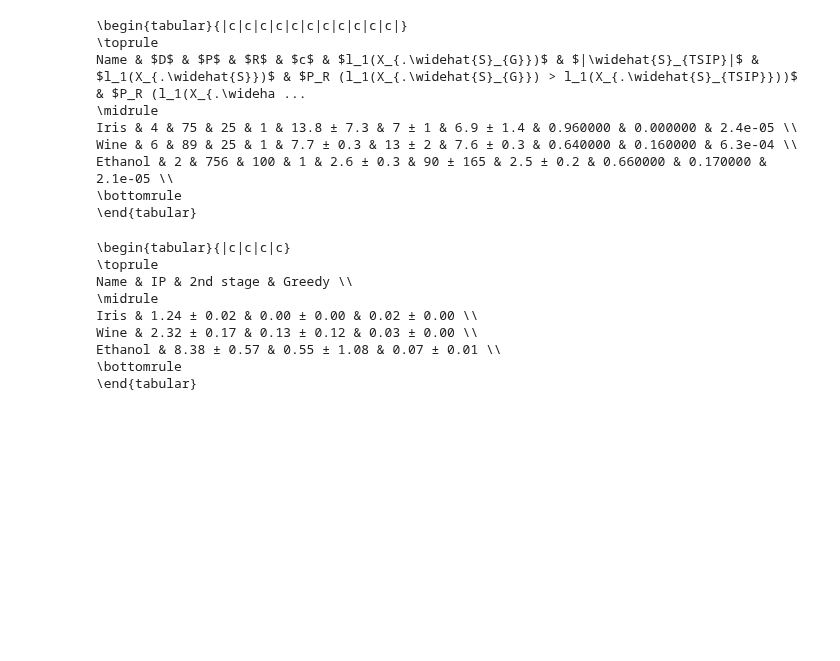
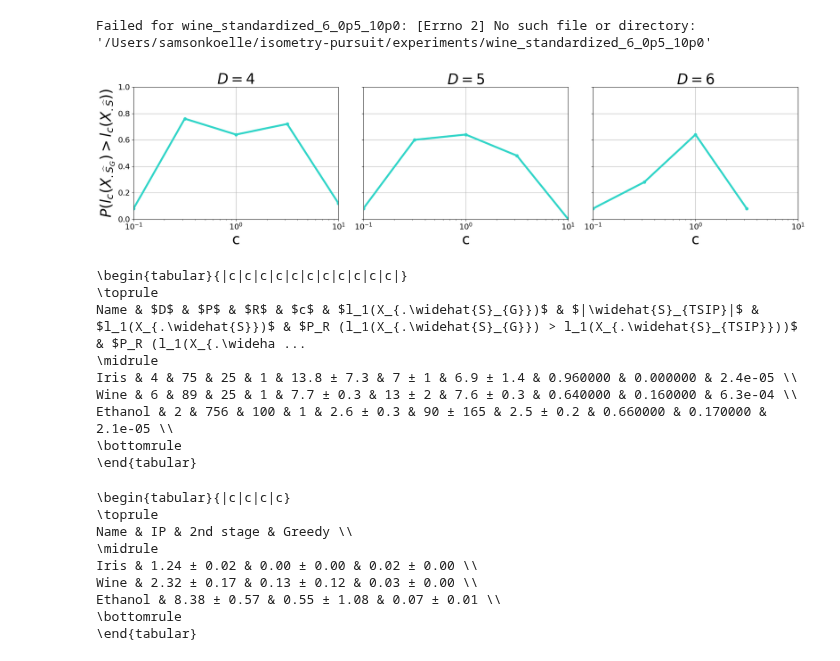
Before and after one commit to sjkoelle/isometry-pursuit, a Jupyter notebook: experiments/Figure2.ipynb, the cells around one changed output. Saved outputs shown, nothing was run; the diff lists cells and outputs as text; code cells hidden in the pictures; blank space fills up the shorter version.

```diff
--- a/experiments/Figure2.ipynb
+++ b/experiments/Figure2.ipynb
@@ -10,3 +7,80 @@ The autoreload extension is already loaded. To reload it, use:
+# %%
+import pandas as pd
+import numpy as np
+import matplotlib.pyplot as plt
+import os
+
+# Settings
+powers = np.logspace(-1, 1, 5)
+frac = 0.5
+D_wines = [4, 5, 6]
+name = "wine_standardized"
+base_path = "/Users/samsonkoelle/isometry-pursuit/experiments"
+
+# Colors
+turquoise = "#30D5C8"
+pink = "#FF69B4"
+
+# Global font size settings
+plt.rcParams.update({
+    'font.size': 18,
+    'axes.titlesize': 20,
+    'axes.labelsize': 20,
+    'xtick.labelsize': 16,
+    'ytick.labelsize': 16,
+    'legend.fontsize': 16,
+    'figure.titlesize': 24
+})
+
+# Initialize figure
+fig, axes = plt.subplots(1, len(D_wines), figsize=(7 * len(D_wines), 6), sharey=True)
+
+for i, D in enumerate(D_wines):
+    proportions = []
+    ax = axes[i]
+
+    for power in powers:
+        power_str = str(power).replace(".", "p")
+        frac_str = str(frac).replace(".", "p")
+        filename = f"{name}_{D}_{frac_str}_{power_str}"
+        filepath = os.path.join(base_path, filename)
+
+        try:
+            df = pd.read_csv(filepath)
+            losses_1 = df['Losses'].values
+            losses_2 = df['Two-Stage Losses'].values
+
+            proportion_blue_greater = np.mean(losses_1 > losses_2)
+            proportions.append(proportion_blue_greater)
+
+        except Exception as e:
+            print(f"Failed for {filename}: {e}")
+            continue
+
+    ax.plot(
+        powers[:len(proportions)],
+        proportions,
+        marker='o',
+        color=turquoise,
+        linewidth=4
+    )
+    ax.set_xscale("log")
+    ax.set_ylim(0, 1)
+    ax.set_xlim(0.1, 10)
+    ax.set_title(f"$D = {D}$", fontsize = 30)
+    ax.set_xlabel("c", fontsize = 30)
+    if i == 0:
+        ax.set_ylabel("$P(l_c(X_{.\\widehat{{S}}_G}) > l_c(X_{.\\widehat{{S}}})$)", fontsize = 30)
+    ax.grid(True)
+
+# Title and layout
+plt.tight_layout()
+plt.subplots_adjust(top=0.82)
+plt.savefig("grid_power_comparison_bigfonts.png", dpi=300)
+plt.show()
+# %% [output]
+Failed for wine_standardized_6_0p5_10p0: [Errno 2] No such file or directory: '/Users/samsonkoelle/isometry-pursuit/experiments/wine_standardized_6_0p5_10p0'
+[figure, added]
 # %%
 power = 1.
 R = 25
```
Also changed, not shown: parts of 2 cells of this notebook, 25 other files.
